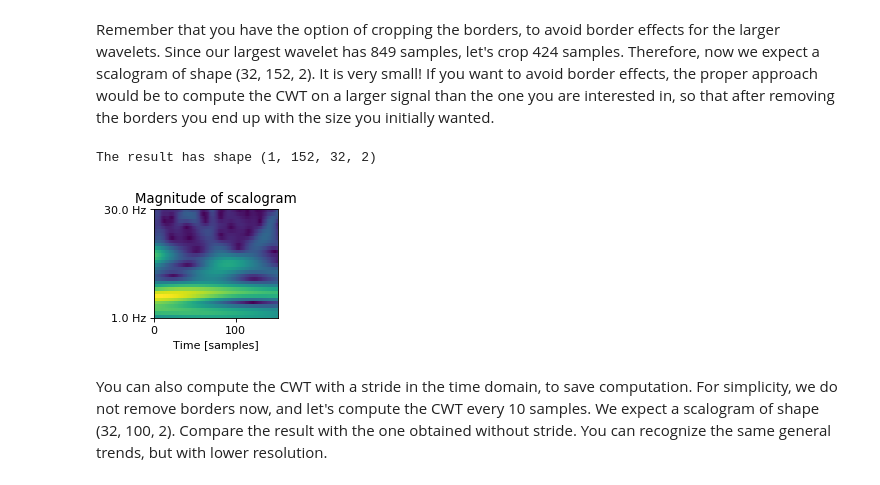
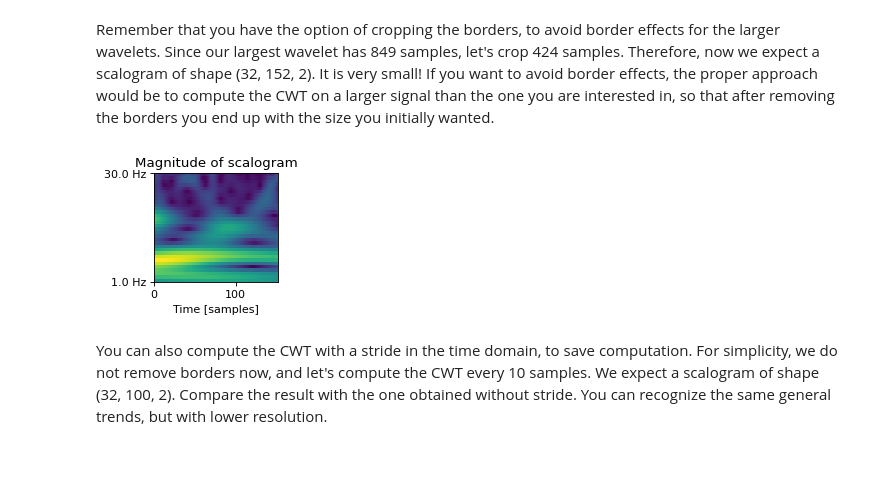
Before and after one commit to nicolasigor/cmorlet-tensorflow, a Jupyter notebook: cwt_demo.ipynb, the cells around one changed output. Cells and saved outputs as stored; diff of their text form; code cells hidden in the pictures.

Commit message:
Update cwt_demo.ipynb
Import CWT package from git hub and use tensorflow 2.0 calling methods

```diff
--- a/cwt_demo.ipynb
+++ b/cwt_demo.ipynb
@@ -13,7 +33,7 @@ from cwt import ComplexMorletCWT
 # %% [markdown]
 First, we load a demo EEG signal sampled at 200 Hz, so we can compute its CWT.
 # %%
-demo_signal = np.loadtxt("demo_signal.csv")
+demo_signal = np.loadtxt("https://raw.githubusercontent.com/Kevin-McIsaac/cmorlet-tensorflow/Tensor-Flow-2.0/demo_signal.csv")
 fs = 200
 
 n_samples = demo_signal.size
@@ -162,35 +173,29 @@ plt.show()
 # %% [markdown]
 Remember that you have the option of cropping the borders, to avoid border effects for the larger wavelets. Since our largest wavelet has 849 samples, let's crop 424 samples. Therefore, now we expect a scalogram of shape (32, 152, 2). It is very small! If you want to avoid border effects, the proper approach would be to compute the CWT on a larger signal than the one you are interested in, so that after removing the borders you end up with the size you initially wanted.
 # %%
-tf.reset_default_graph()
 cwt = ComplexMorletCWT(wavelet_width, fs, lower_freq, upper_freq, n_scales, border_crop=424)
-scalogram = cwt(prepared_signal)
-with tf.Session() as sess:
-    sess.run(tf.global_variables_initializer())
-    np_scalogram = sess.run(scalogram)
-print("The result has shape", np_scalogram.shape)
+np_scalogram = cwt(prepared_signal).numpy()
 
 scalogram_real = np_scalogram[0, :, :, 0]
 scalogram_imag = np_scalogram[0, :, :, 1]
 scalogram_magn = np.sqrt(scalogram_real ** 2 + scalogram_imag ** 2)
 
 # useful for y-axis specs
 freq_pos = np.linspace(0, 1, n_scales)
 freq_val = cwt.frequencies[::-1]
 idx_useful = [0, n_scales-1]
 chosen_freq_val = freq_val[idx_useful]
 chosen_freq_pos = freq_pos[idx_useful]
 
 fig, ax = plt.subplots(1, 1, figsize=(2, 1.8), dpi=80)
 ax.imshow(scalogram_magn.T, interpolation="none", aspect="auto", extent=[0, scalogram_magn.shape[0], 0, 1])
 ax.set_yticks(chosen_freq_pos)
 ax.set_yticklabels(['%1.1f Hz' % f for f in chosen_freq_val])
 ax.set_title("Magnitude of scalogram")
 ax.set_xlabel("Time [samples]")
 plt.show()
 # %% [output]
-The result has shape (1, 152, 32, 2)
-[figure, old version]
+[figure, new version]
 # %% [markdown]
 You can also compute the CWT with a stride in the time domain, to save computation. For simplicity, we do not remove borders now, and let's compute the CWT every 10 samples. We expect a scalogram of shape (32, 100, 2). Compare the result with the one obtained without stride. You can recognize the same general trends, but with lower resolution.
 # %%
```
Also changed, not shown: parts of 9 cells of this notebook.
